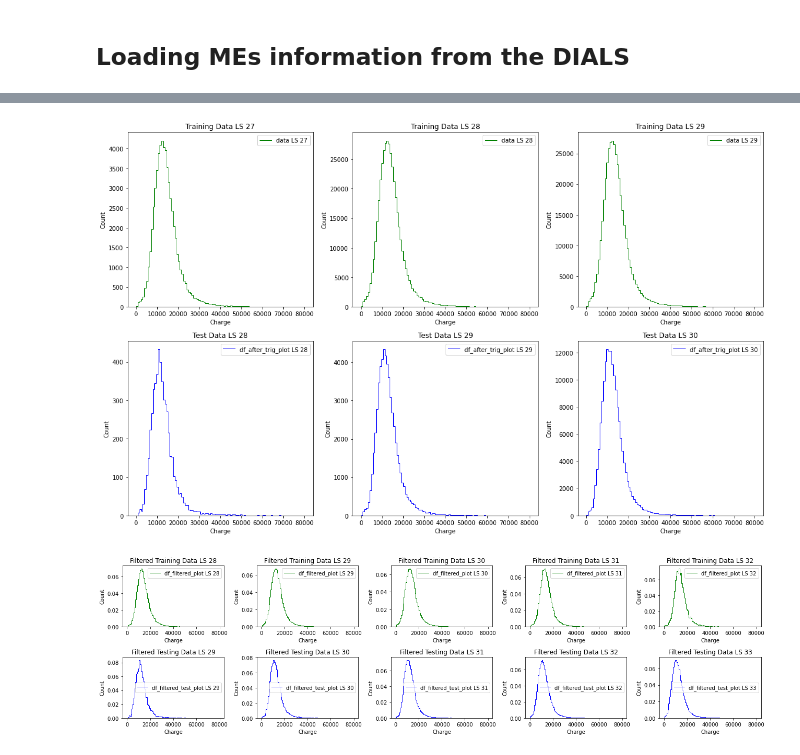
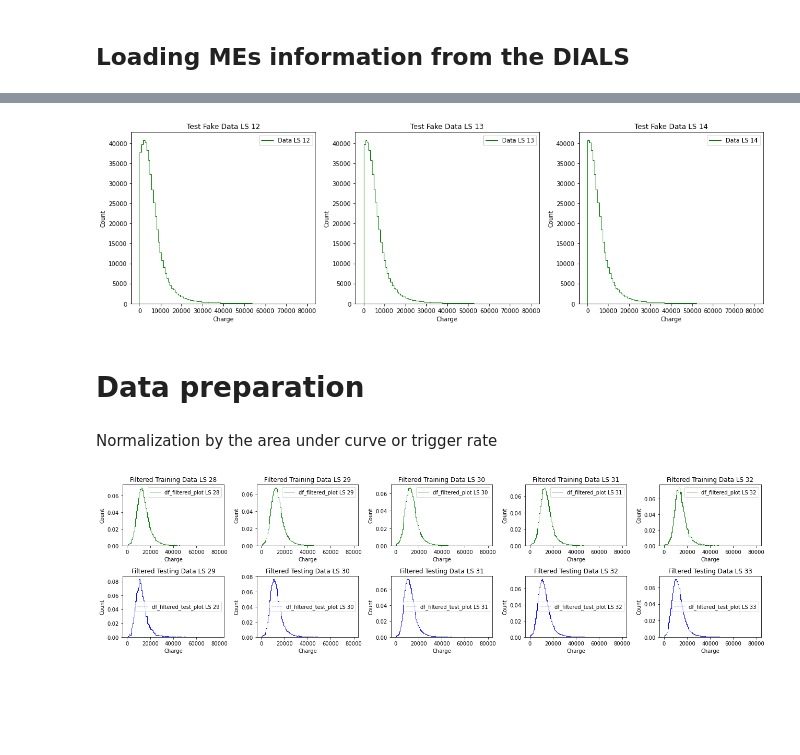
Before and after one commit to tetianmaz/NMF_dials, a Jupyter notebook: notebooks/NMF_loading_dials.ipynb, the cells around one changed output, grey strips where cells are left out. Saved outputs shown, nothing was run; the diff lists cells and outputs as text; code cells hidden in the pictures; blank space fills up the shorter version.

Commit message:
Fake data with defined cuts for all of the metrics. Euclidean distance probably will require some modifications.

```diff
--- a/notebooks/NMF_loading_dials.ipynb
+++ b/notebooks/NMF_loading_dials.ipynb
@@ -105,34 +130,23 @@ data1D_test_2 = dials.h1d.list_all(
 # %%
-data = data1D['data'].iloc[27:30]
-data_test = data1D_test['data'].iloc[28:31]
+data_f = fake_data_df['data'].iloc[11:14]
 
 x_min = 0
 x_max = 80000
 x_bin = 100
 bin_edges = np.linspace(x_min, x_max, x_bin + 1)
 
-ls_number = data.index
-ls_number_test = data_test.index
+ls_number = fake_data_df['LS'].iloc[11:14]
 
-fig, axes = plt.subplots(2, 3, figsize=(16, 10))
+fig, axes = plt.subplots(1, 3, figsize=(16, 5))
 
-# Plot the first row: Training data
 for i in range(3):
-    axes[0, i].stairs(data.iloc[i], bin_edges, color='g', label=f'data LS {ls_number[i]}')
-    axes[0, i].set_title(f'Training Data LS {ls_number[i]}')
-    axes[0, i].set_xlabel('Charge')
-    axes[0, i].set_ylabel('Count')
-    axes[0, i].legend()
-
-# Plot the second row: Test data
-for i in range(3):
-    axes[1, i].stairs(data_test.iloc[i], bin_edges, color='b', label=f'df_after_trig_plot LS {ls_number_test[i]}')
-    axes[1, i].set_title(f'Test Data LS {ls_number_test[i]}')
-    axes[1, i].set_xlabel('Charge')
-    axes[1, i].set_ylabel('Count')
-    axes[1, i].legend()
+    axes[i].stairs(data_f.iloc[i], bin_edges, color='g', label=f'Data LS {ls_number.iloc[i]}')
+    axes[i].set_title(f'Test Fake Data LS {ls_number.iloc[i]}')
+    axes[i].set_xlabel('Charge')
+    axes[i].set_ylabel('Count')
+    axes[i].legend()
 
 plt.tight_layout()
 plt.show()
 # %% [output]
-[figure, old version]
+[figure, new version]
@@ -147 +153,5 @@ def normalize_by_area(series):
+# %% [markdown]
+# Data preparation
+# %% [markdown]
+Normalization by the area under curve or trigger rate
 # %%
```
Also changed, not shown: parts of 44 cells of this notebook, 5 other files.
